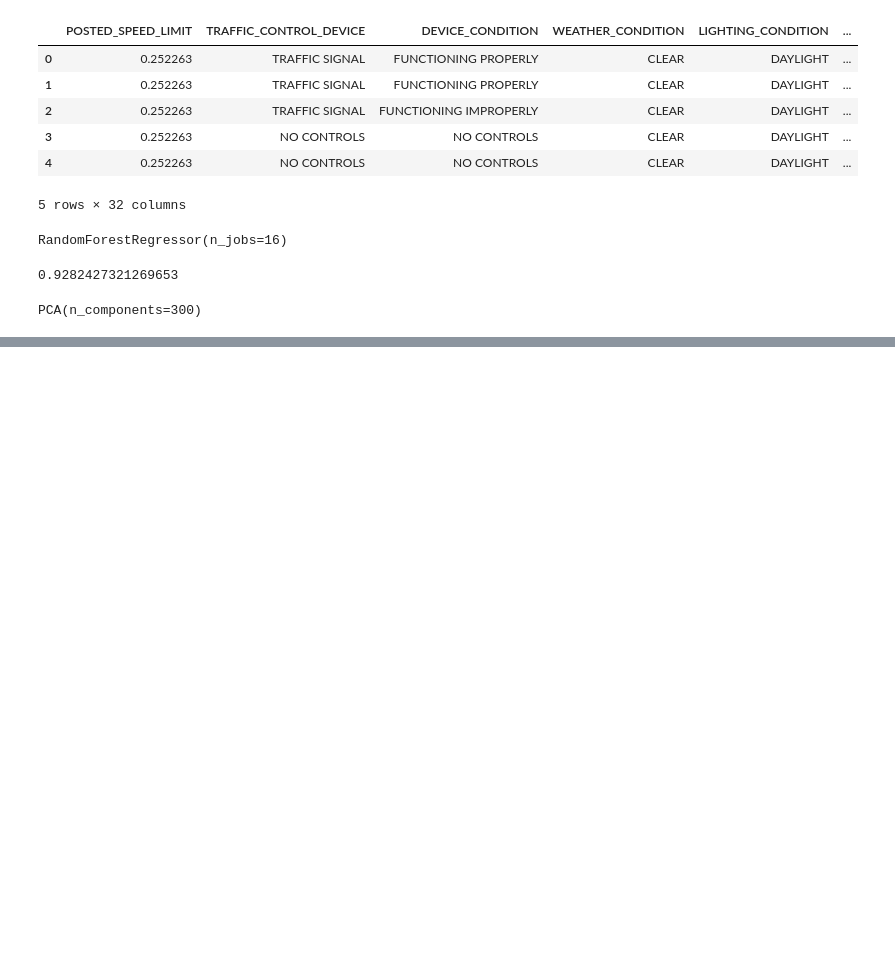
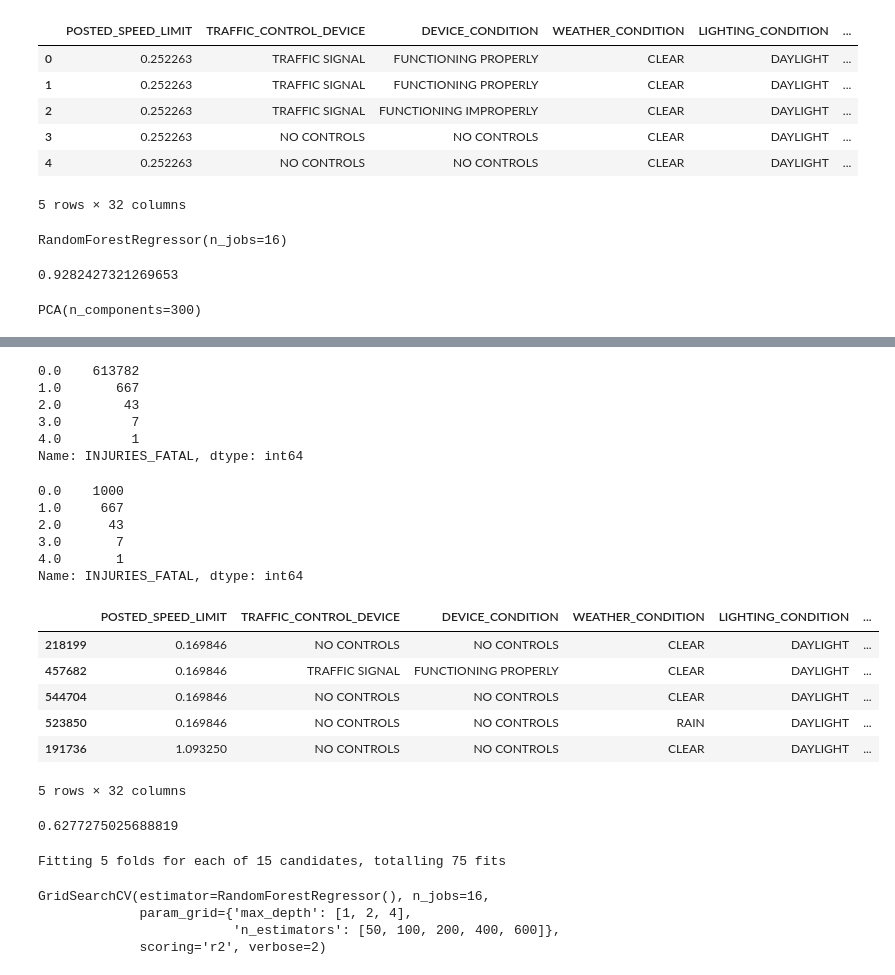
Before and after one commit to Sollen-R/DS400-Final, a Jupyter notebook: Notebooks/DS400 Evaluation.ipynb, the cells around one changed output, grey strips where cells are left out. Saved outputs shown, nothing was run; the diff lists cells and outputs as text; code cells hidden in the pictures; blank space fills up the shorter version.

```diff
--- a/Notebooks/DS400 Evaluation.ipynb
+++ b/Notebooks/DS400 Evaluation.ipynb
@@ -113,0 +114,40 @@ dtype: int64
+# %%
+df['INJURIES_FATAL'].value_counts()
+# %% [output]
+0.0    613782
+1.0       667
+2.0        43
+3.0         7
+4.0         1
+Name: INJURIES_FATAL, dtype: int64
+# %%
+nonfatal = df[df['INJURIES_FATAL'] == 0.0]
+hasfatal = df[df['INJURIES_FATAL'] != 0.0]
+# %%
+from sklearn.utils import resample
+
+nonfatal_down = resample(nonfatal, replace=False, n_samples=1000)
+# %%
+down_df = pd.concat([nonfatal_down, hasfatal])
+# %%
+down_df['INJURIES_FATAL'].value_counts()
+# %% [output]
+0.0    1000
+1.0     667
+2.0      43
+3.0       7
+4.0       1
+Name: INJURIES_FATAL, dtype: int64
+# %%
+scaler = StandardScaler()
+scaled_df = down_df
+scaled_df[numerical] = scaler.fit_transform(scaled_df[numerical])
+scaled_df.head()
+# %% [output]
+|  | POSTED_SPEED_LIMIT | TRAFFIC_CONTROL_DEVICE | DEVICE_CONDITION | WEATHER_CONDITION | LIGHTING_CONDITION | ... |
+| 218199 | 0.169846 | NO CONTROLS | NO CONTROLS | CLEAR | DAYLIGHT | ... |
+| 457682 | 0.169846 | TRAFFIC SIGNAL | FUNCTIONING PROPERLY | CLEAR | DAYLIGHT | ... |
+| 544704 | 0.169846 | NO CONTROLS | NO CONTROLS | CLEAR | DAYLIGHT | ... |
+| 523850 | 0.169846 | NO CONTROLS | NO CONTROLS | RAIN | DAYLIGHT | ... |
+| 191736 | 1.093250 | NO CONTROLS | NO CONTROLS | CLEAR | DAYLIGHT | ... |
+5 rows × 32 columns
@@ -113,0 +167,22 @@ dtype: int64
+# %%
+x_train, x_test, y_train, y_test = train_test_split(x, y, test_size=0.2)
+
+forest_fatal = RandomForestRegressor(n_jobs=16)
+forest_fatal.fit(x_train, y_train)
+
+y_pred = forest_fatal.predict(x_test)
+r2_score(y_test, y_pred)
+# %% [output]
+0.6277275025688819
+# %%
+from sklearn.model_selection import GridSearchCV
+rf = RandomForestRegressor()
+cross = GridSearchCV(rf, {'n_estimators':[50, 100, 200, 400, 600],
+                          'max_depth':[1, 2, 4]}, scoring='r2', n_jobs=16)
+cross.fit(x_train, y_train)
+# %% [output]
+Fitting 5 folds for each of 15 candidates, totalling 75 fits
+GridSearchCV(estimator=RandomForestRegressor(), n_jobs=16,
+             param_grid={'max_depth': [1, 2, 4],
+                         'n_estimators': [50, 100, 200, 400, 600]},
+             scoring='r2', verbose=2)
```
Also changed, not shown: parts of 13 cells of this notebook.
